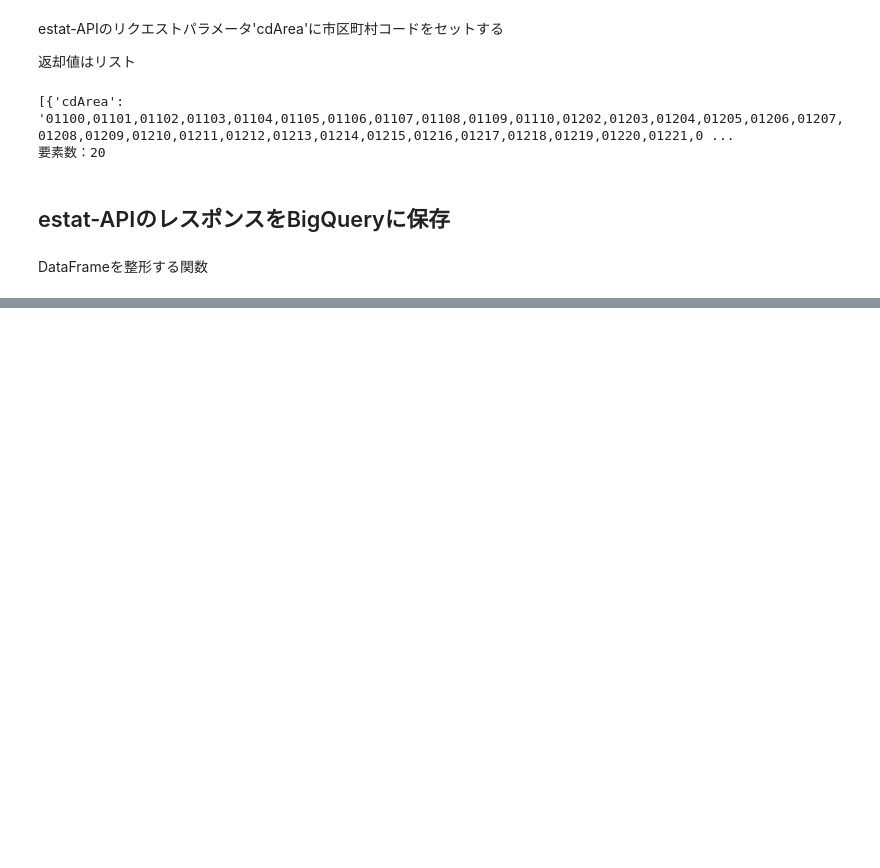
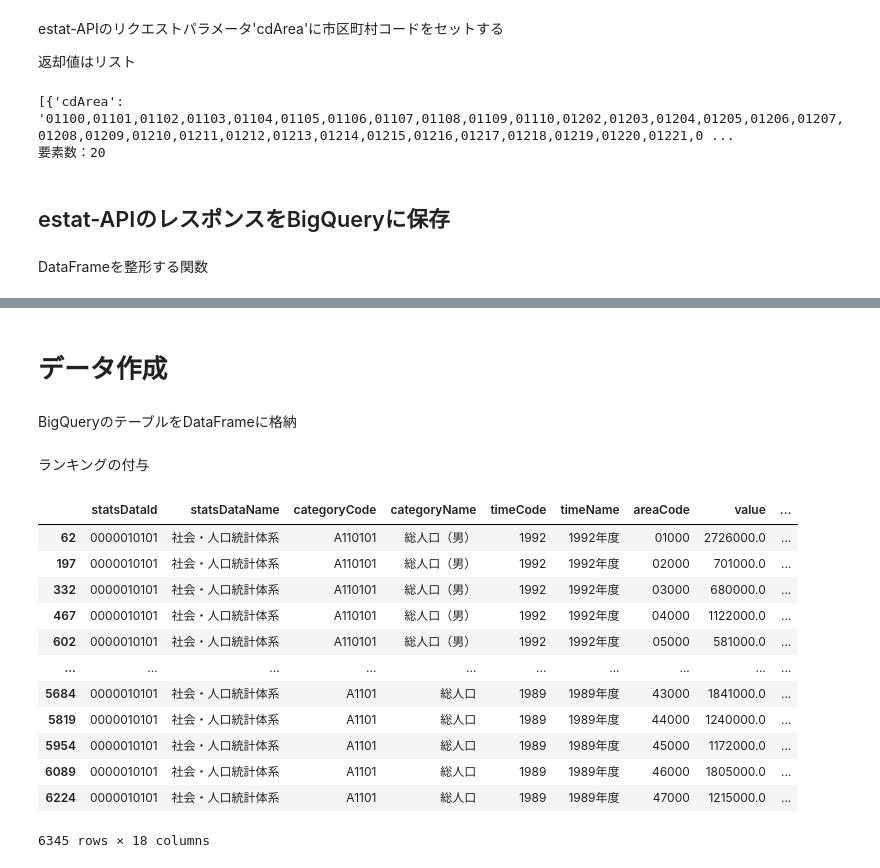
Before and after one commit to dicechick373/dicechick373, a Jupyter notebook: statistics_hyogoの統計カードデータを作成.ipynb, the cells around one changed output, grey strips where cells are left out. Drawn from its saved outputs; the diff is of its cells as text; code cells hidden in the pictures; blank space fills up the shorter version.

```diff
--- a/statistics_hyogoの統計カードデータを作成.ipynb
+++ b/statistics_hyogoの統計カードデータを作成.ipynb
@@ -344,0 +323,62 @@ foreigner-population-prefectureを保存しました
+# %% [markdown]
+# データ作成
+# %% [markdown]
+BigQueryのテーブルをDataFrameに格納
+# %%
+import pandas as pd
+
+def get_gbq(table_id):
+  project_id='primal-buttress-342908'
+  dataset_id = 'contents'
+  query = f'SELECT * FROM `{project_id}.{dataset_id}.{table_id}`'
+
+  return pd.read_gbq(query, project_id, dialect='standard')
+# %% [markdown]
+ランキングの付与
+# %%
+def withrank_prefecture(df_arg):
+
+  df = df_arg.copy()
+
+  # 年度リストを作成
+  times = list(set(df['timeCode'].tolist()))
+
+  # カテゴリリストを作成
+  categories = list(set(df['categoryCode'].tolist()))
+
+  # 返却するDataFrameの定義
+  df_res = pd.DataFrame(index=[], columns=[])
+
+  for time in times:
+    for category in categories:
+      df_cur = df.copy()[df['timeCode'] == time][df['categoryCode'] == category]
+
+      # valueを数値に変換して、'rank'を付与
+      df_cur = df_cur.astype({'value': float})
+      df_cur['rank'] = df_cur.rank(ascending=False)['value'].astype(int).astype(str)
+
+      # 結合
+      df_res = pd.concat([df_res, df_cur])
+
+
+  return df_res
+# %%
+table_id = 'total-population-prefecture'
+df = get_gbq(table_id)
+# df
+df_rank = withrank_prefecture(df)
+df_rank
+# %% [output]
+|  | statsDataId | statsDataName | categoryCode | categoryName | timeCode | timeName | areaCode | value | ... |
+| 62 | 0000010101 | 社会・人口統計体系 | A110101 | 総人口（男） | 1992 | 1992年度 | 01000 | 2726000.0 | ... |
+| 197 | 0000010101 | 社会・人口統計体系 | A110101 | 総人口（男） | 1992 | 1992年度 | 02000 | 701000.0 | ... |
+| 332 | 0000010101 | 社会・人口統計体系 | A110101 | 総人口（男） | 1992 | 1992年度 | 03000 | 680000.0 | ... |
+| 467 | 0000010101 | 社会・人口統計体系 | A110101 | 総人口（男） | 1992 | 1992年度 | 04000 | 1122000.0 | ... |
+| 602 | 0000010101 | 社会・人口統計体系 | A110101 | 総人口（男） | 1992 | 1992年度 | 05000 | 581000.0 | ... |
+| ... | ... | ... | ... | ... | ... | ... | ... | ... | ... |
+| 5684 | 0000010101 | 社会・人口統計体系 | A1101 | 総人口 | 1989 | 1989年度 | 43000 | 1841000.0 | ... |
+| 5819 | 0000010101 | 社会・人口統計体系 | A1101 | 総人口 | 1989 | 1989年度 | 44000 | 1240000.0 | ... |
+| 5954 | 0000010101 | 社会・人口統計体系 | A1101 | 総人口 | 1989 | 1989年度 | 45000 | 1172000.0 | ... |
+| 6089 | 0000010101 | 社会・人口統計体系 | A1101 | 総人口 | 1989 | 1989年度 | 46000 | 1805000.0 | ... |
+| 6224 | 0000010101 | 社会・人口統計体系 | A1101 | 総人口 | 1989 | 1989年度 | 47000 | 1215000.0 | ... |
+6345 rows × 18 columns
```
Also changed, not shown: parts of 2 cells of this notebook.
